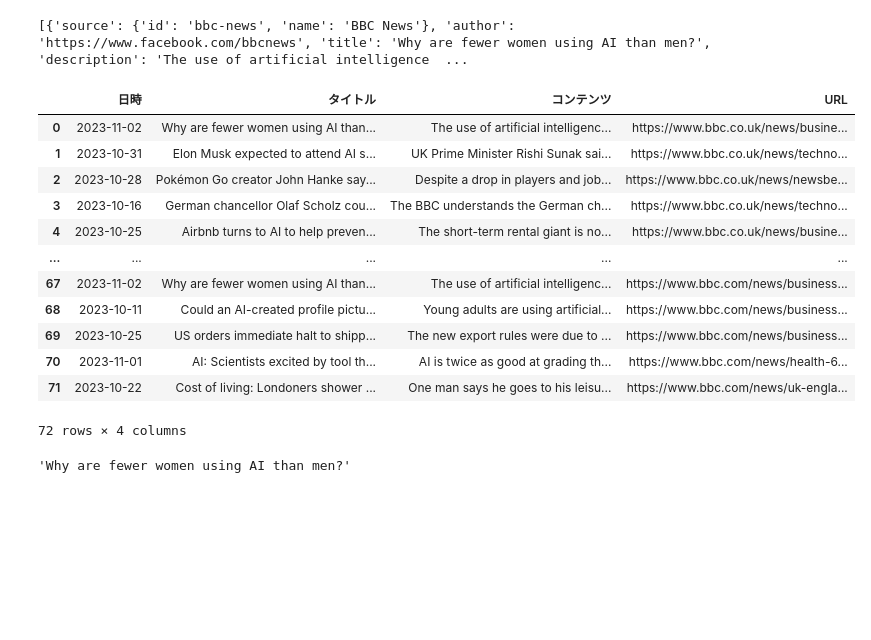
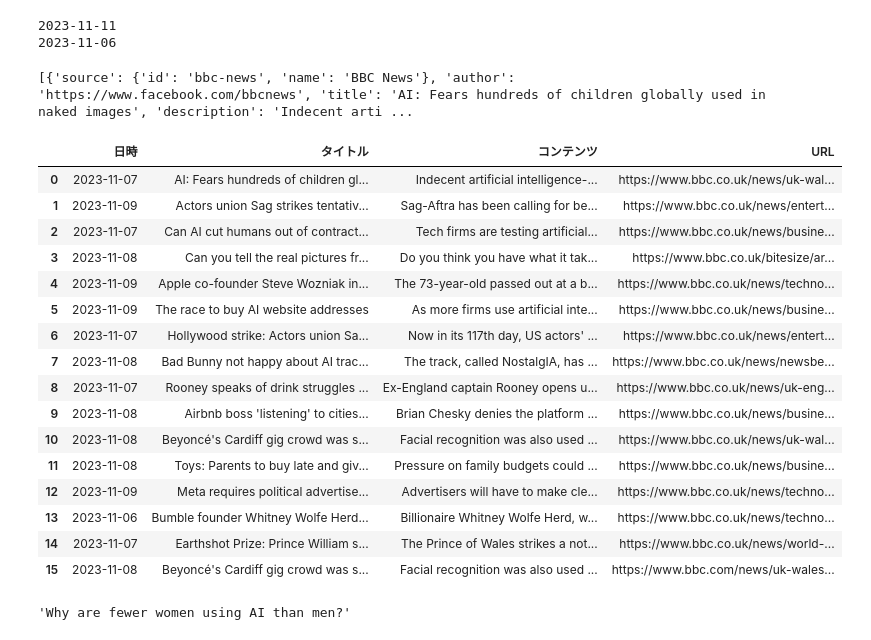
Before and after one commit to kayyuasa/newsapp, a Jupyter notebook: news_app.ipynb, the cells around one changed output. Saved outputs shown, nothing was run; the diff lists cells and outputs as text; code cells hidden in the pictures; blank space fills up the shorter version.

```diff
--- a/news_app.ipynb
+++ b/news_app.ipynb
@@ -9,53 +9,70 @@ load_dotenv('.env')
 # 環境変数を利用する
 NEWS_API_KEY =  os.getenv('NEWS_API_KEY')
 OPENAI_API_KEY = os.getenv('OPENAI_API_KEY')
+# %%
+# 日時の取得と計算
+
+from datetime import datetime, timedelta# 現在時刻などの時間を扱う機能をインポート
+
+date_to = datetime.now().date()
+date_from_param = date_to - timedelta(days=5)
+
+print(date_to)
+print(date_from_param)
+# %% [output]
+2023-11-11
+2023-11-06
 # %%
 #News APIから記事情報を取得
 
 from newsapi import NewsApiClient
 import pandas as pd
 
 # Init
 newsapi = NewsApiClient(api_key=NEWS_API_KEY)
 
 all_articles = newsapi.get_everything(q='AI',
                                       #sources='bbc-news',
                                       domains='bbc.co.uk,bbc.com',
-                                      from_param='2023-10-10',
-                                      to='2023-11-04',
+                                      from_param=date_from_param,
+                                      to=date_to,
                                       language='en',
                                       #sort_by='relevancy',
                                       #page=2
                                       )
 print(all_articles['articles'])
 
 
 # データフレーム作成
 data_articles = pd.DataFrame(columns=['日時', 'タイトル', 'コンテンツ', 'URL'])
 for i in range(len(all_articles['articles'])):
     _d = pd.DataFrame()
     _d['日時'] = [all_articles['articles'][i]['publishedAt'][:10]]
     _d['タイトル'] = [all_articles['articles'][i]['title']]
     _d['コンテンツ'] = [all_articles['articles'][i]['description']]
     _d['URL'] = [all_articles['articles'][i]['url']]
     data_articles = pd.concat([data_articles, _d], ignore_index=True)
 
 data_articles
 # %% [output]
-[{'source': {'id': 'bbc-news', 'name': 'BBC News'}, 'author': 'https://www.facebook.com/bbcnews', 'title': 'Why are fewer women using AI than men?', 'description': 'The use of artificial intelligence  ...
+[{'source': {'id': 'bbc-news', 'name': 'BBC News'}, 'author': 'https://www.facebook.com/bbcnews', 'title': 'AI: Fears hundreds of children globally used in naked images', 'description': 'Indecent arti ...
 |  | 日時 | タイトル | コンテンツ | URL |
-| 0 | 2023-11-02 | Why are fewer women using AI than... | The use of artificial intelligenc... | https://www.bbc.co.uk/news/busine... |
-| 1 | 2023-10-31 | Elon Musk expected to attend AI s... | UK Prime Minister Rishi Sunak sai... | https://www.bbc.co.uk/news/techno... |
-| 2 | 2023-10-28 | Pokémon Go creator John Hanke say... | Despite a drop in players and job... | https://www.bbc.co.uk/news/newsbe... |
-| 3 | 2023-10-16 | German chancellor Olaf Scholz cou... | The BBC understands the German ch... | https://www.bbc.co.uk/news/techno... |
-| 4 | 2023-10-25 | Airbnb turns to AI to help preven... | The short-term rental giant is no... | https://www.bbc.co.uk/news/busine... |
-| ... | ... | ... | ... | ... |
-| 67 | 2023-11-02 | Why are fewer women using AI than... | The use of artificial intelligenc... | https://www.bbc.com/news/business... |
-| 68 | 2023-10-11 | Could an AI-created profile pictu... | Young adults are using artificial... | https://www.bbc.com/news/business... |
-| 69 | 2023-10-25 | US orders immediate halt to shipp... | The new export rules were due to ... | https://www.bbc.com/news/business... |
-| 70 | 2023-11-01 | AI: Scientists excited by tool th... | AI is twice as good at grading th... | https://www.bbc.com/news/health-6... |
-| 71 | 2023-10-22 | Cost of living: Londoners shower ... | One man says he goes to his leisu... | https://www.bbc.com/news/uk-engla... |
+| 0 | 2023-11-07 | AI: Fears hundreds of children gl... | Indecent artificial intelligence-... | https://www.bbc.co.uk/news/uk-wal... |
+| 1 | 2023-11-09 | Actors union Sag strikes tentativ... | Sag-Aftra has been calling for be... | https://www.bbc.co.uk/news/entert... |
+| 2 | 2023-11-07 | Can AI cut humans out of contract... | Tech firms are testing artificial... | https://www.bbc.co.uk/news/busine... |
+| 3 | 2023-11-08 | Can you tell the real pictures fr... | Do you think you have what it tak... | https://www.bbc.co.uk/bitesize/ar... |
+| 4 | 2023-11-09 | Apple co-founder Steve Wozniak in... | The 73-year-old passed out at a b... | https://www.bbc.co.uk/news/techno... |
+| 5 | 2023-11-09 | The race to buy AI website addresses | As more firms use artificial inte... | https://www.bbc.co.uk/news/busine... |
+| 6 | 2023-11-07 | Hollywood strike: Actors union Sa... | Now in its 117th day, US actors' ... | https://www.bbc.co.uk/news/entert... |
+| 7 | 2023-11-08 | Bad Bunny not happy about AI trac... | The track, called NostalgIA, has ... | https://www.bbc.co.uk/news/newsbe... |
+| 8 | 2023-11-07 | Rooney speaks of drink struggles ... | Ex-England captain Rooney opens u... | https://www.bbc.co.uk/news/uk-eng... |
+| 9 | 2023-11-08 | Airbnb boss 'listening' to cities... | Brian Chesky denies the platform ... | https://www.bbc.co.uk/news/busine... |
+| 10 | 2023-11-08 | Beyoncé's Cardiff gig crowd was s... | Facial recognition was also used ... | https://www.bbc.co.uk/news/uk-wal... |
+| 11 | 2023-11-08 | Toys: Parents to buy late and giv... | Pressure on family budgets could ... | https://www.bbc.co.uk/news/busine... |
+| 12 | 2023-11-09 | Meta requires political advertise... | Advertisers will have to make cle... | https://www.bbc.co.uk/news/techno... |
+| 13 | 2023-11-06 | Bumble founder Whitney Wolfe Herd... | Billionaire Whitney Wolfe Herd, w... | https://www.bbc.co.uk/news/techno... |
+| 14 | 2023-11-07 | Earthshot Prize: Prince William s... | The Prince of Wales strikes a not... | https://www.bbc.co.uk/news/world-... |
+| 15 | 2023-11-08 | Beyoncé's Cardiff gig crowd was s... | Facial recognition was also used ... | https://www.bbc.com/news/uk-wales... |
-72 rows × 4 columns
 # %%
 data_articles["タイトル"][0]
 # %% [output]
```
Also changed, not shown: parts of 3 cells of this notebook, 1 other file.
